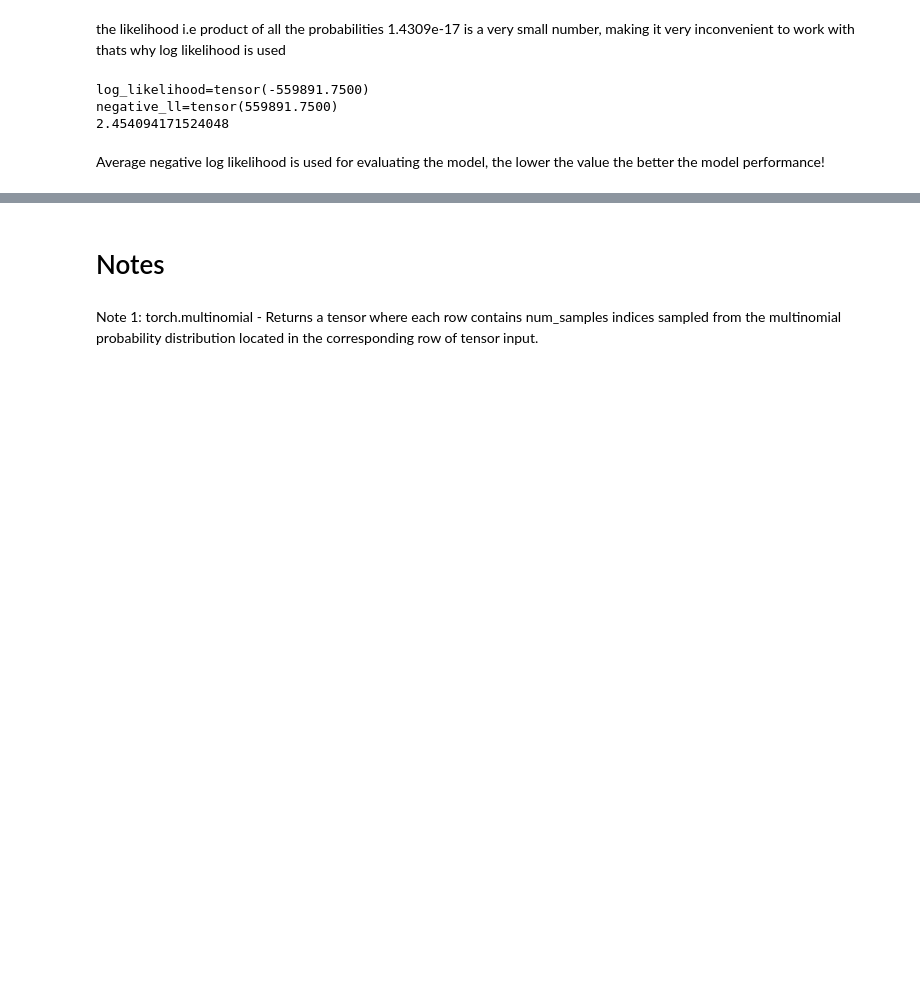
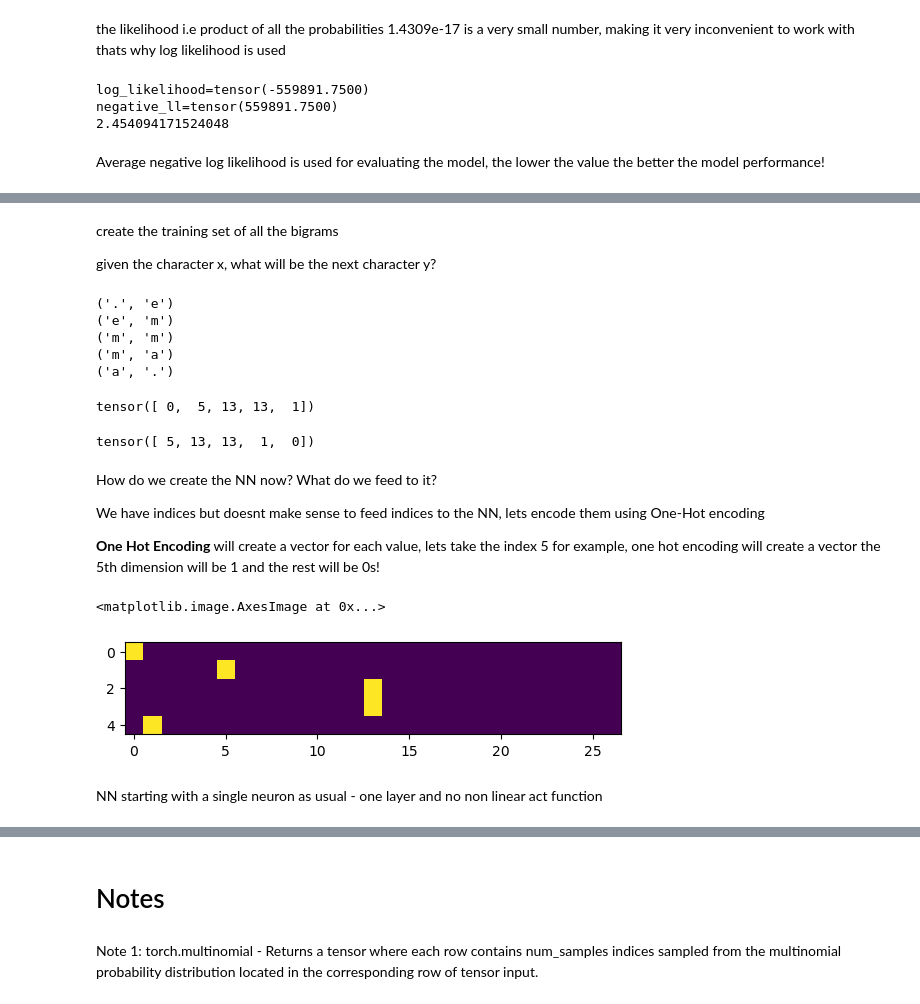
Before and after one commit to priyamore/language-modeling, a Jupyter notebook: languageModeling.ipynb, the cells around one changed output, grey strips where cells are left out. Drawn from its saved outputs; the diff is of its cells as text; code cells hidden in the pictures; blank space fills up the shorter version.

Commit message:
Neural Net approach for bigrams started

```diff
--- a/languageModeling.ipynb
+++ b/languageModeling.ipynb
@@ -292,0 +297,46 @@ Average negative log likelihood is used for evaluating the model, the lower the
+# %% [markdown]
+create the training set of all the bigrams
+
+given the character x, what will be the next character y?
+# %%
+x_s, y_s = [], []
+
+for word in words[:1]:
+    chars = ['.'] + list(word) + ['.']
+    for char1, char2 in zip(chars, chars[1:]):
+        i_char1, i_char2 = stoi_lookups[char1], stoi_lookups[char2]
+        print(f'{char1, char2}')
+        x_s.append(i_char1)
+        y_s.append(i_char2)
+
+x_s = torch.tensor(x_s)
+y_s = torch.tensor(y_s)
+# %% [output]
+('.', 'e')
+('e', 'm')
+('m', 'm')
+('m', 'a')
+('a', '.')
+# %%
+x_s
+# %% [output]
+tensor([ 0,  5, 13, 13,  1])
+# %%
+y_s
+# %% [output]
+tensor([ 5, 13, 13,  1,  0])
+# %% [markdown]
+How do we create the NN now? What do we feed to it?
+
+We have indices but doesnt make sense to feed indices to the NN, lets encode them using One-Hot encoding
+
+**One Hot Encoding** will create a vector for each value, lets take the index 5 for example, one hot encoding will create a vector the 5th dimension will be 1 and the rest will be 0s!
+# %%
+# make sure to cast it to float because we can't feed ints to the NN
+x_enc = F.one_hot(x_s, num_classes=27).float()
+plt.imshow(x_enc)
+# %% [output]
+<matplotlib.image.AxesImage at 0x...>
+[figure, added]
+# %% [markdown]
+NN starting with a single neuron as usual - one layer and no non linear act function
```
Also changed, not shown: parts of 5 cells of this notebook.
